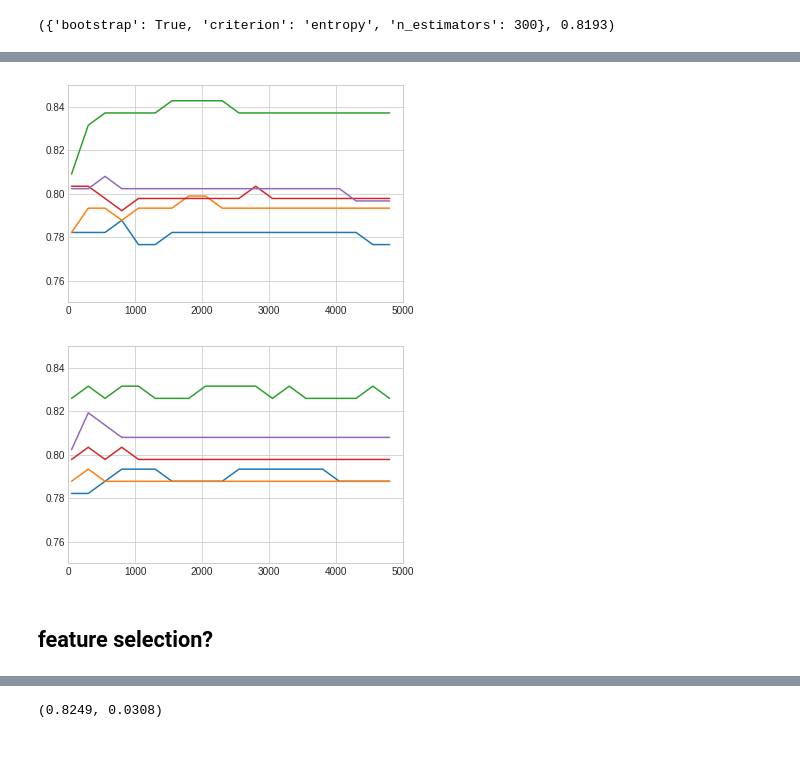
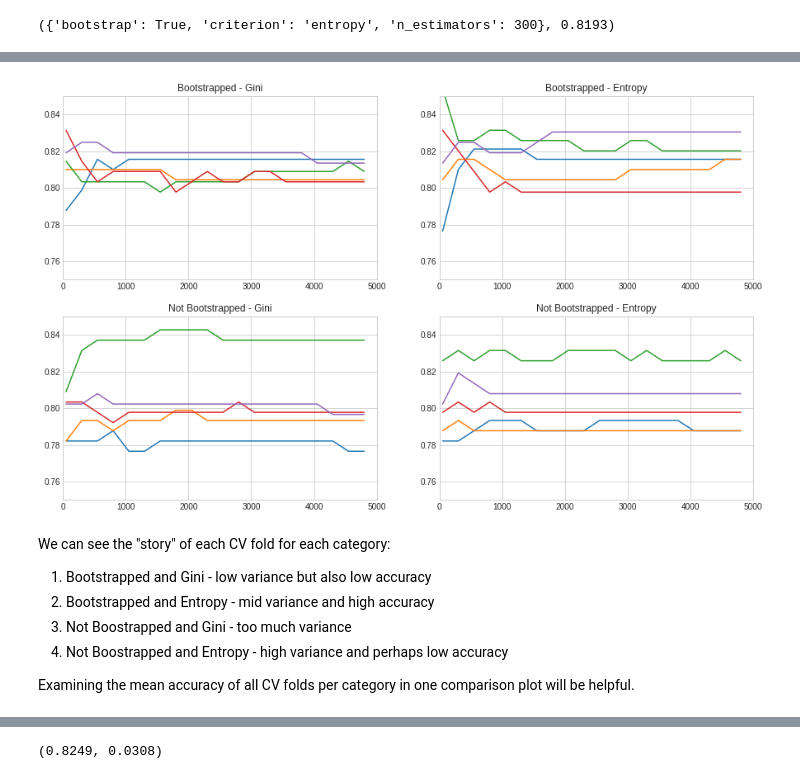
Before and after one commit to BigBangData/TitanicSurvival, a Jupyter notebook: TitanicPredictions.ipynb, the cells around one changed output, grey strips where cells are left out. Cells and saved outputs as stored; diff of their text form; code cells hidden in the pictures; blank space fills up the shorter version.

Commit message:
Visualize Mean Accuracies

```diff
--- a/TitanicPredictions.ipynb
+++ b/TitanicPredictions.ipynb
@@ -174,36 +129,38 @@ plt.show()
-# %%
- x = list(noot_gini['n_estimators'])
-Y1 = list(noot_gini['cv1'])
-Y2 = list(noot_gini['cv2'])
-Y3 = list(noot_gini['cv3'])
-Y4 = list(noot_gini['cv4'])
-Y5 = list(noot_gini['cv5'])
-
-plt.axis([0, 5000, .75, .85])
-plt.plot(x, Y1)
-plt.plot(x, Y2)
-plt.plot(x, Y3)
-plt.plot(x, Y4)
-plt.plot(x, Y5)
-plt.show()
-# %% [output]
-[figure, removed]
-# %%
- x = list(noot_entr['n_estimators'])
-Y1 = list(noot_entr['cv1'])
-Y2 = list(noot_entr['cv2'])
-Y3 = list(noot_entr['cv3'])
-Y4 = list(noot_entr['cv4'])
-Y5 = list(noot_entr['cv5'])
-
-plt.axis([0, 5000, .75, .85])
-plt.plot(x, Y1)
-plt.plot(x, Y2)
-plt.plot(x, Y3)
-plt.plot(x, Y4)
-plt.plot(x, Y5)
-plt.show()
-# %% [output]
-[figure, removed]
-# %% [markdown]
-## feature selection?
+# %%
+%matplotlib inline
+import matplotlib.pyplot as plt
+plt.style.use('seaborn-whitegrid')
+
+def plot_single(df, pos, title):
+
+    x = list(df['n_estimators'])
+
+    Ys = list()
+    for i in ['cv0','cv1','cv2','cv3','cv4']:
+        Ys.append(df[i])
+
+    plt.subplot(2, 2, pos)
+    plt.title(title)
+    plt.axis([0, 5000, .75, .85])
+
+    for i in range(len(Ys)):
+        plt.plot(x, list(Ys[i]))
+# %%
+# plotting the details for each category
+
+plt.rcParams['figure.figsize'] = [15, 9]
+
+plot_single(boot_gini, 1, 'Bootstrapped - Gini')
+plot_single(boot_entr, 2, 'Bootstrapped - Entropy')
+plot_single(noot_gini, 3, 'Not Bootstrapped - Gini')
+plot_single(noot_entr, 4, 'Not Bootstrapped - Entropy')
+# %% [output]
+[figure, added]
+# %% [markdown]
+We can see the "story" of each CV fold for each category:
+1. Bootstrapped and Gini - low variance but also low accuracy
+2. Bootstrapped and Entropy - mid variance and high accuracy
+3. Not Boostrapped and Gini - too much variance
+4. Not Boostrapped and Entropy - high variance and perhaps low accuracy
+
+Examining the mean accuracy of all CV folds per category in one comparison plot will be helpful.
```
Also changed, not shown: parts of 16 cells of this notebook.
